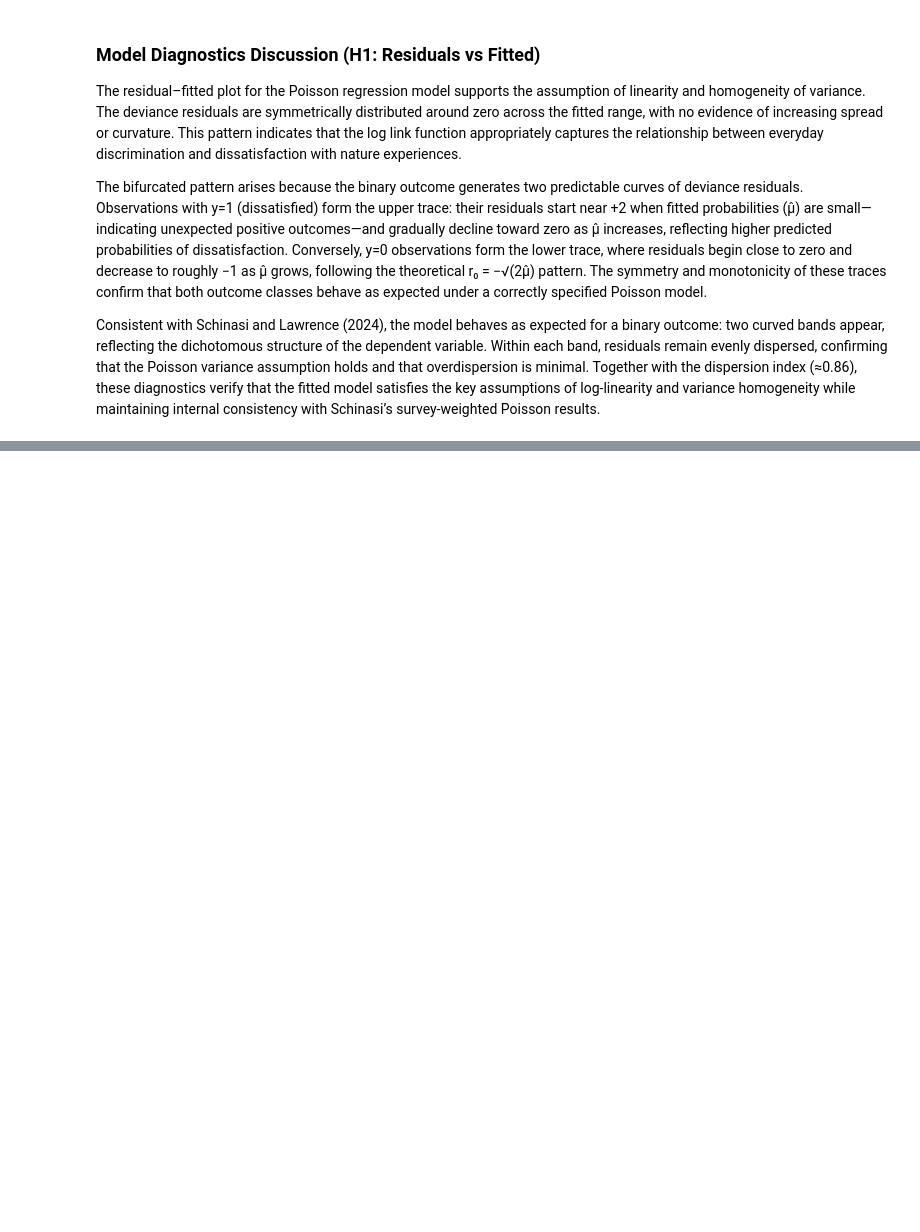
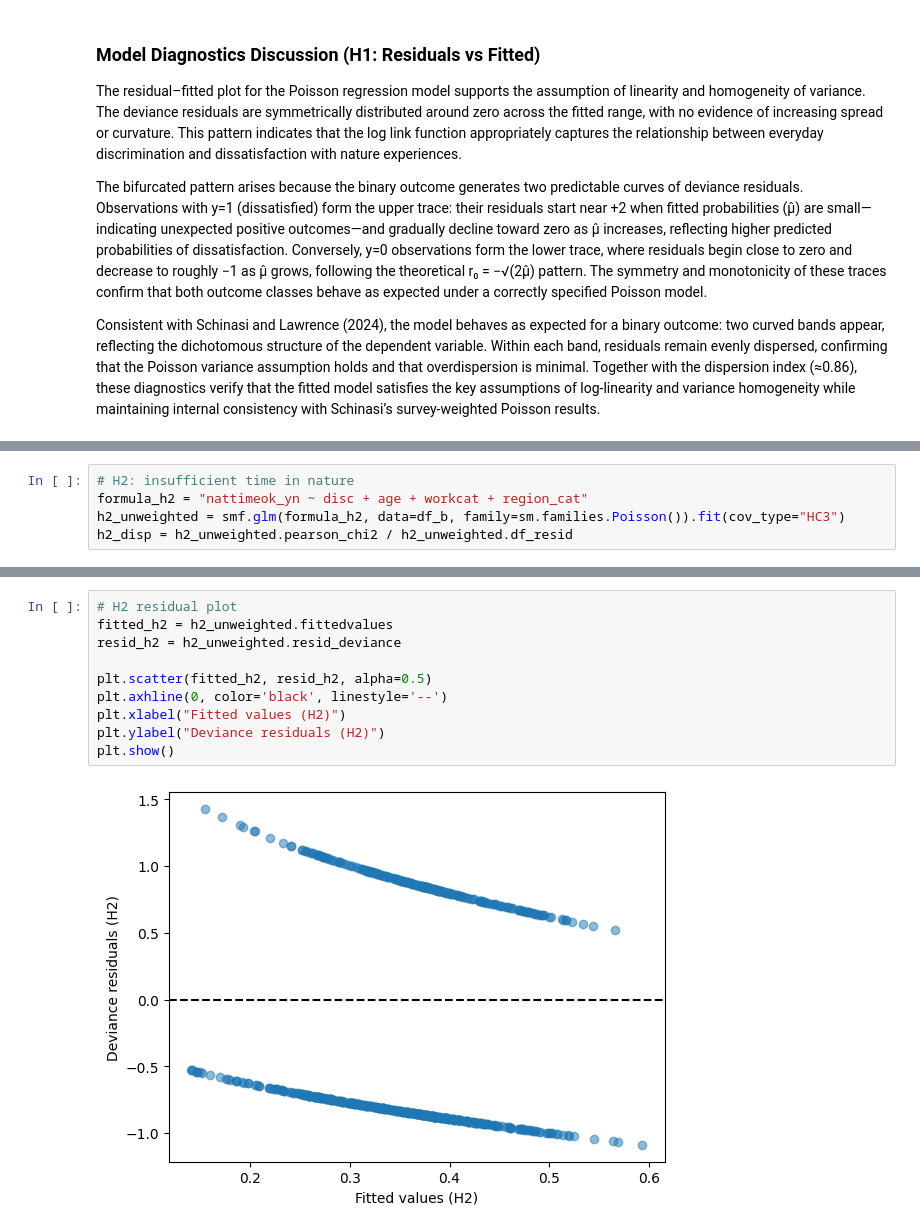
Before and after one commit to Mabus00/CSCI_6055_R, a Jupyter notebook: CSCI_6055_project.ipynb, the cells around one changed output, grey strips where cells are left out. Cells and saved outputs as stored; diff of their text form; blank space fills up the shorter version.

```diff
--- a/CSCI_6055_project.ipynb
+++ b/CSCI_6055_project.ipynb
@@ -542,0 +600,5 @@ After fitting, I will compare the new coefficients, standard errors, and dispers
+# %%
+# H2: insufficient time in nature
+formula_h2 = "nattimeok_yn ~ disc + age + workcat + region_cat"
+h2_unweighted = smf.glm(formula_h2, data=df_b, family=sm.families.Poisson()).fit(cov_type="HC3")
+h2_disp = h2_unweighted.pearson_chi2 / h2_unweighted.df_resid
@@ -542,0 +700,12 @@ After fitting, I will compare the new coefficients, standard errors, and dispers
+# %%
+# H2 residual plot
+fitted_h2 = h2_unweighted.fittedvalues
+resid_h2 = h2_unweighted.resid_deviance
+
+plt.scatter(fitted_h2, resid_h2, alpha=0.5)
+plt.axhline(0, color='black', linestyle='--')
+plt.xlabel("Fitted values (H2)")
+plt.ylabel("Deviance residuals (H2)")
+plt.show()
+# %% [output]
+[figure, added]
```
Also changed, not shown: parts of 15 cells of this notebook.
